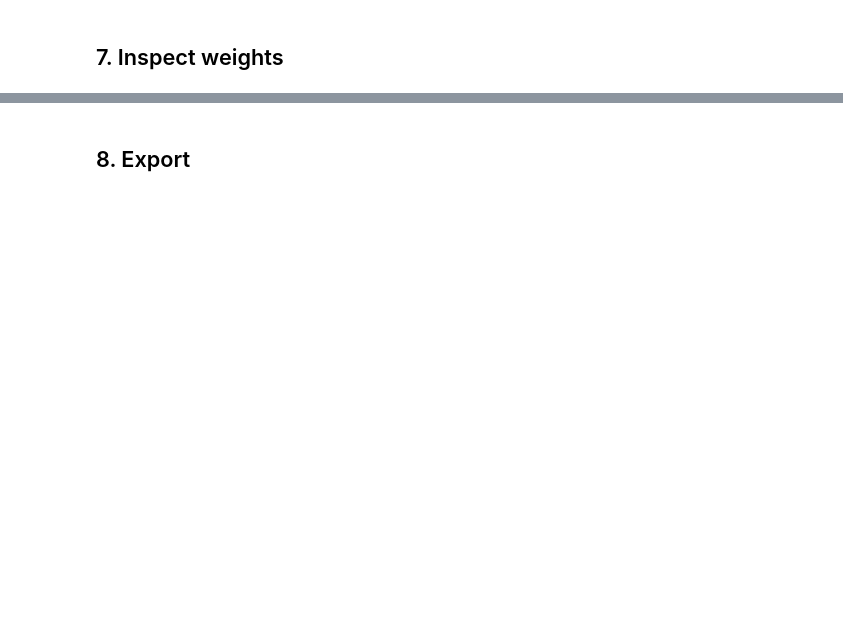
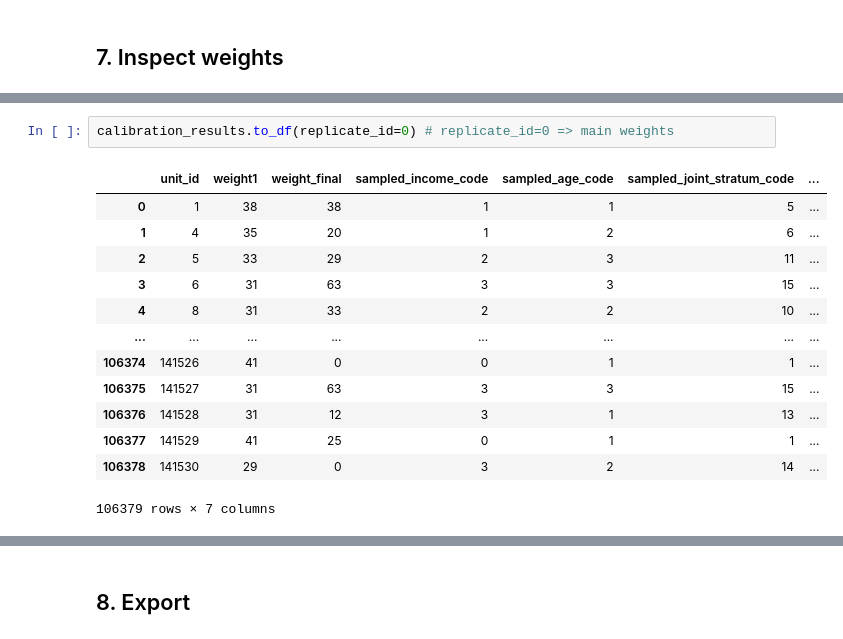
Before and after one commit to unchitta/mob-calibrate, a Jupyter notebook: examples/walkthrough_05_run_calibration.ipynb, the cells around one changed output, grey strips where cells are left out. Saved outputs shown, nothing was run; the diff lists cells and outputs as text; blank space fills up the shorter version.

```diff
--- a/examples/walkthrough_05_run_calibration.ipynb
+++ b/examples/walkthrough_05_run_calibration.ipynb
@@ -293,0 +271,16 @@ array([[38,  0, 63,  1,  3,  7],
+# %%
+calibration_results.to_df(replicate_id=0) # replicate_id=0 => main weights
+# %% [output]
+|  | unit_id | weight1 | weight_final | sampled_income_code | sampled_age_code | sampled_joint_stratum_code | ... |
+| 0 | 1 | 38 | 38 | 1 | 1 | 5 | ... |
+| 1 | 4 | 35 | 20 | 1 | 2 | 6 | ... |
+| 2 | 5 | 33 | 29 | 2 | 3 | 11 | ... |
+| 3 | 6 | 31 | 63 | 3 | 3 | 15 | ... |
+| 4 | 8 | 31 | 33 | 2 | 2 | 10 | ... |
+| ... | ... | ... | ... | ... | ... | ... | ... |
+| 106374 | 141526 | 41 | 0 | 0 | 1 | 1 | ... |
+| 106375 | 141527 | 31 | 63 | 3 | 3 | 15 | ... |
+| 106376 | 141528 | 31 | 12 | 3 | 1 | 13 | ... |
+| 106377 | 141529 | 41 | 25 | 0 | 1 | 1 | ... |
+| 106378 | 141530 | 29 | 0 | 3 | 2 | 14 | ... |
+106379 rows × 7 columns
```
Also changed, not shown: parts of 9 cells of this notebook, 2 other files.
